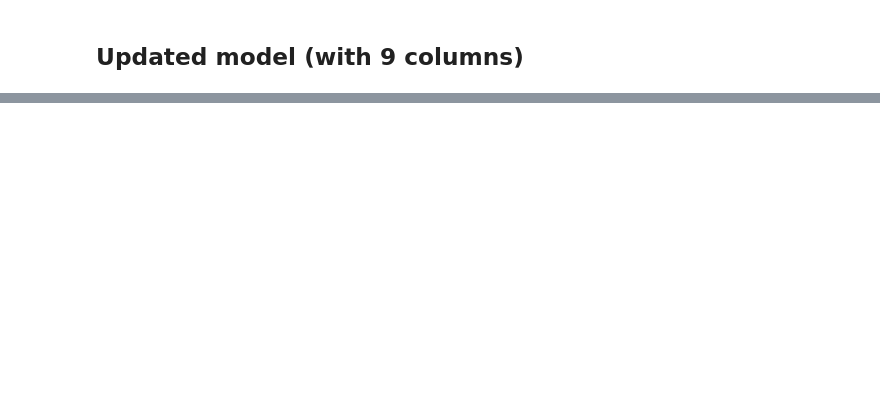
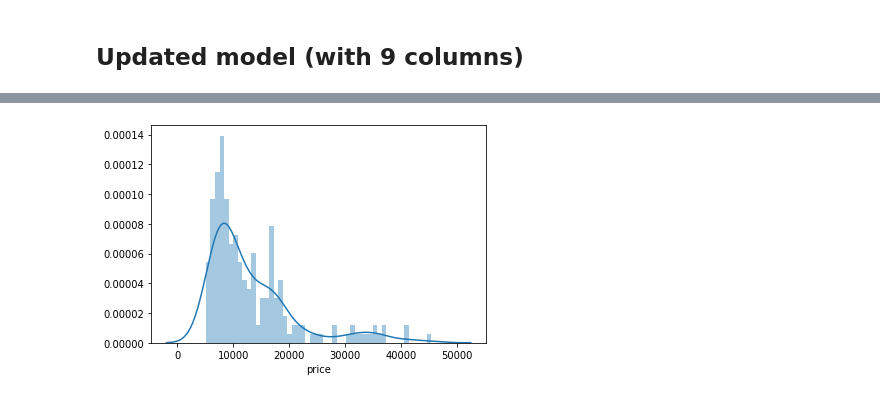
Before and after one commit to SunderRaman/MachineLearningProjects, a Jupyter notebook: CarPricing/CarPricing.ipynb, the cells around one changed output, grey strips where cells are left out. Saved outputs shown, nothing was run; the diff lists cells and outputs as text; code cells hidden in the pictures; blank space fills up the shorter version.

```diff
--- a/CarPricing/CarPricing.ipynb
+++ b/CarPricing/CarPricing.ipynb
@@ -725,0 +754,6 @@ and the r2_score is <b> 0.9160335989800035 </b>
+# %%
+# Distribution of car's price
+sns.distplot(cars['price'],bins=50)
+plt.show()
+# %% [output]
+[figure, added]
```
Also changed, not shown: parts of 20 cells of this notebook, 1 other file.
